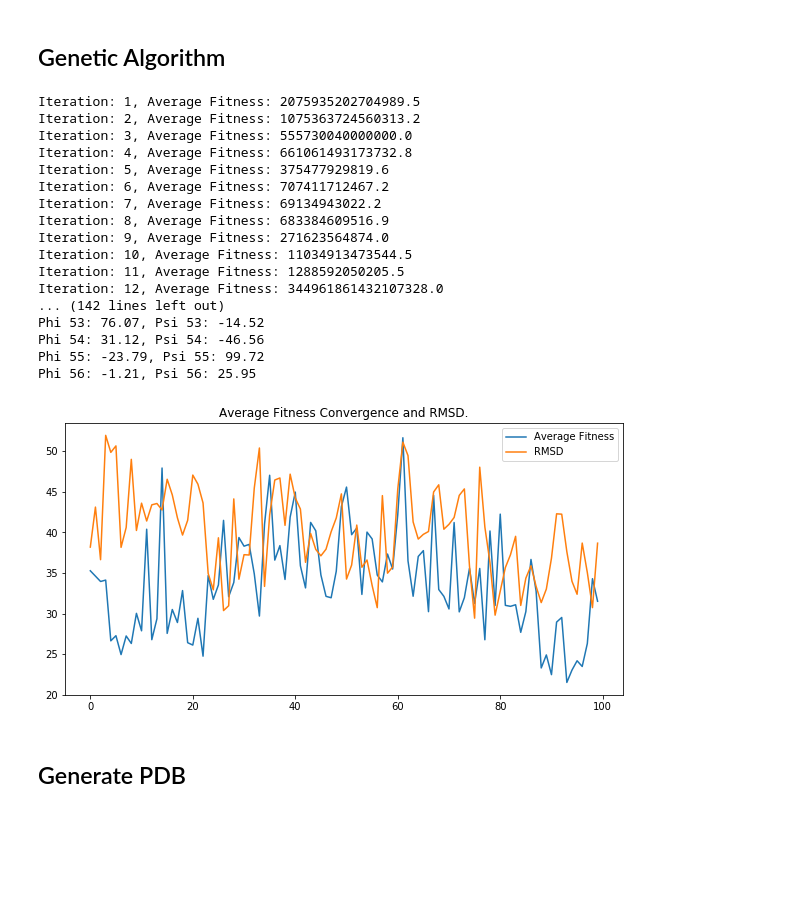
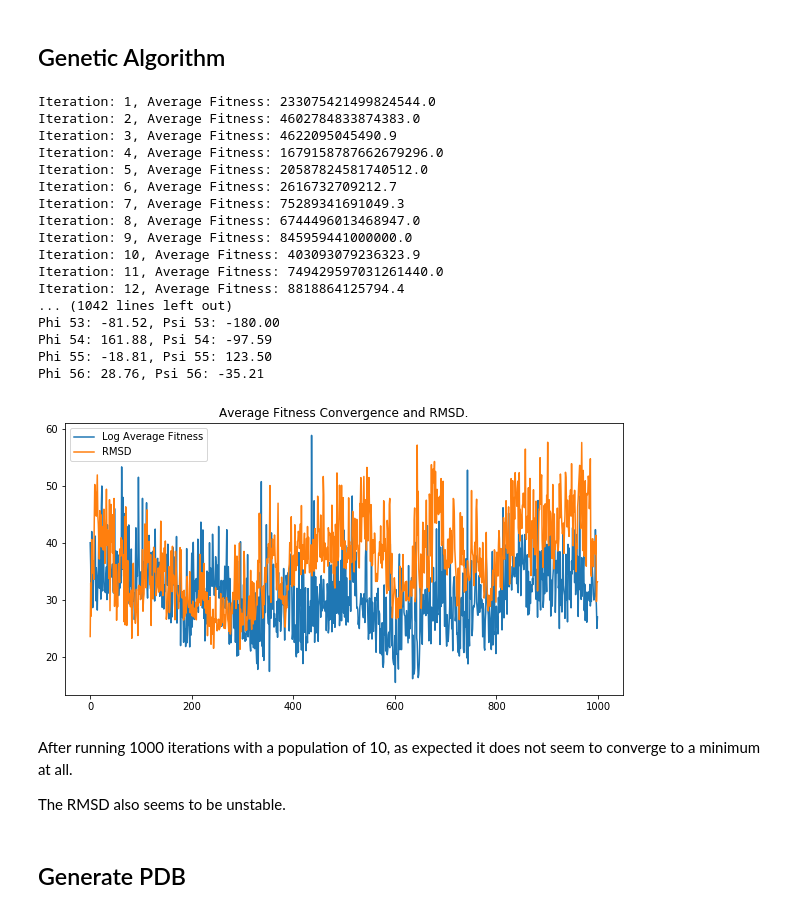
Before and after one commit to cristianl1251/structural-bioinformatics, a Jupyter notebook: assignment_4/Protein Structure Prediction.ipynb, the cells around one changed output. Cells and saved outputs as stored; diff of their text form; code cells hidden in the pictures; blank space fills up the shorter version.

```diff
--- a/assignment_4/Protein Structure Prediction.ipynb
+++ b/assignment_4/Protein Structure Prediction.ipynb
@@ -369,7 +369,7 @@ class GeneticAlgorithm:
         plt.plot(np.log(self.average_fitness))
         plt.plot(self.rmsd)
         plt.title('Average Fitness Convergence and RMSD.')
-        plt.legend(['Average Fitness', 'RMSD'])
+        plt.legend(['Log Average Fitness', 'RMSD'])
         plt.show()
 
     def optimize(self, max_iteration=500, compute_rmsd=False):
@@ -397,26 +397,30 @@ class GeneticAlgorithm:
 # %%
 ga = GeneticAlgorithm(sequence, 10)
 # %%
-phis_psis = ga.optimize(max_iteration=100, compute_rmsd=True)
+phis_psis = ga.optimize(max_iteration=1000, compute_rmsd=True)
 # %% [output]
-Iteration: 1, Average Fitness: 2075935202704989.5
-Iteration: 2, Average Fitness: 1075363724560313.2
-Iteration: 3, Average Fitness: 555730040000000.0
-Iteration: 4, Average Fitness: 661061493173732.8
-Iteration: 5, Average Fitness: 375477929819.6
-Iteration: 6, Average Fitness: 707411712467.2
-Iteration: 7, Average Fitness: 69134943022.2
-Iteration: 8, Average Fitness: 683384609516.9
-Iteration: 9, Average Fitness: 271623564874.0
-Iteration: 10, Average Fitness: 11034913473544.5
-Iteration: 11, Average Fitness: 1288592050205.5
-Iteration: 12, Average Fitness: 344961861432107328.0
-... (142 lines left out)
-Phi 53: 76.07, Psi 53: -14.52
-Phi 54: 31.12, Psi 54: -46.56
-Phi 55: -23.79, Psi 55: 99.72
-Phi 56: -1.21, Psi 56: 25.95
+Iteration: 1, Average Fitness: 233075421499824544.0
+Iteration: 2, Average Fitness: 4602784833874383.0
+Iteration: 3, Average Fitness: 4622095045490.9
+Iteration: 4, Average Fitness: 1679158787662679296.0
+Iteration: 5, Average Fitness: 20587824581740512.0
+Iteration: 6, Average Fitness: 2616732709212.7
+Iteration: 7, Average Fitness: 75289341691049.3
+Iteration: 8, Average Fitness: 6744496013468947.0
+Iteration: 9, Average Fitness: 845959441000000.0
+Iteration: 10, Average Fitness: 403093079236323.9
+Iteration: 11, Average Fitness: 749429597031261440.0
+Iteration: 12, Average Fitness: 8818864125794.4
+... (1042 lines left out)
+Phi 53: -81.52, Psi 53: -180.00
+Phi 54: 161.88, Psi 54: -97.59
+Phi 55: -18.81, Psi 55: 123.50
+Phi 56: 28.76, Psi 56: -35.21
-[figure, old version]
+[figure, new version]
+# %% [markdown]
+After running 1000 iterations with a population of 10, as expected it does not seem to converge to a minimum at all.
+
+The RMSD also seems to be unstable.
 # %% [markdown]
 ## Generate PDB
 # %%
```
Also changed, not shown: parts of 5 cells of this notebook, 3 other files.
